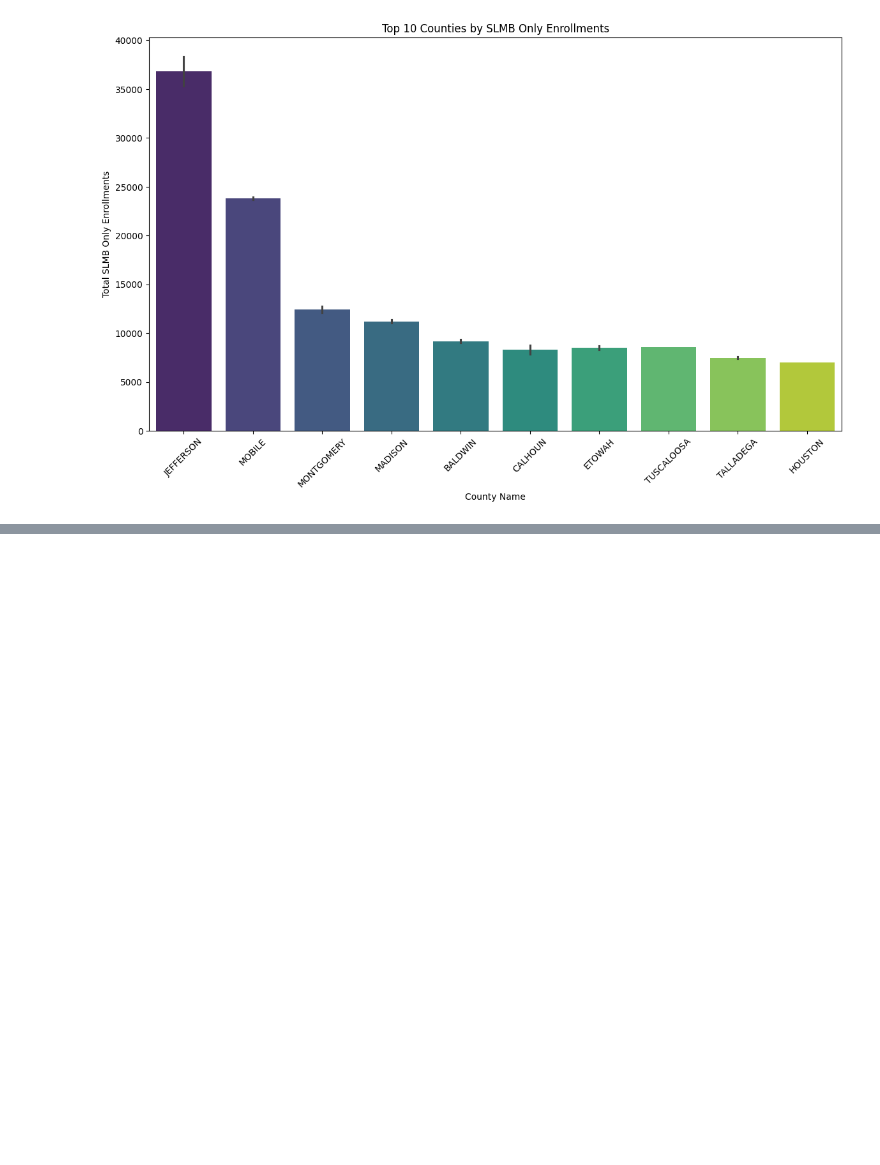
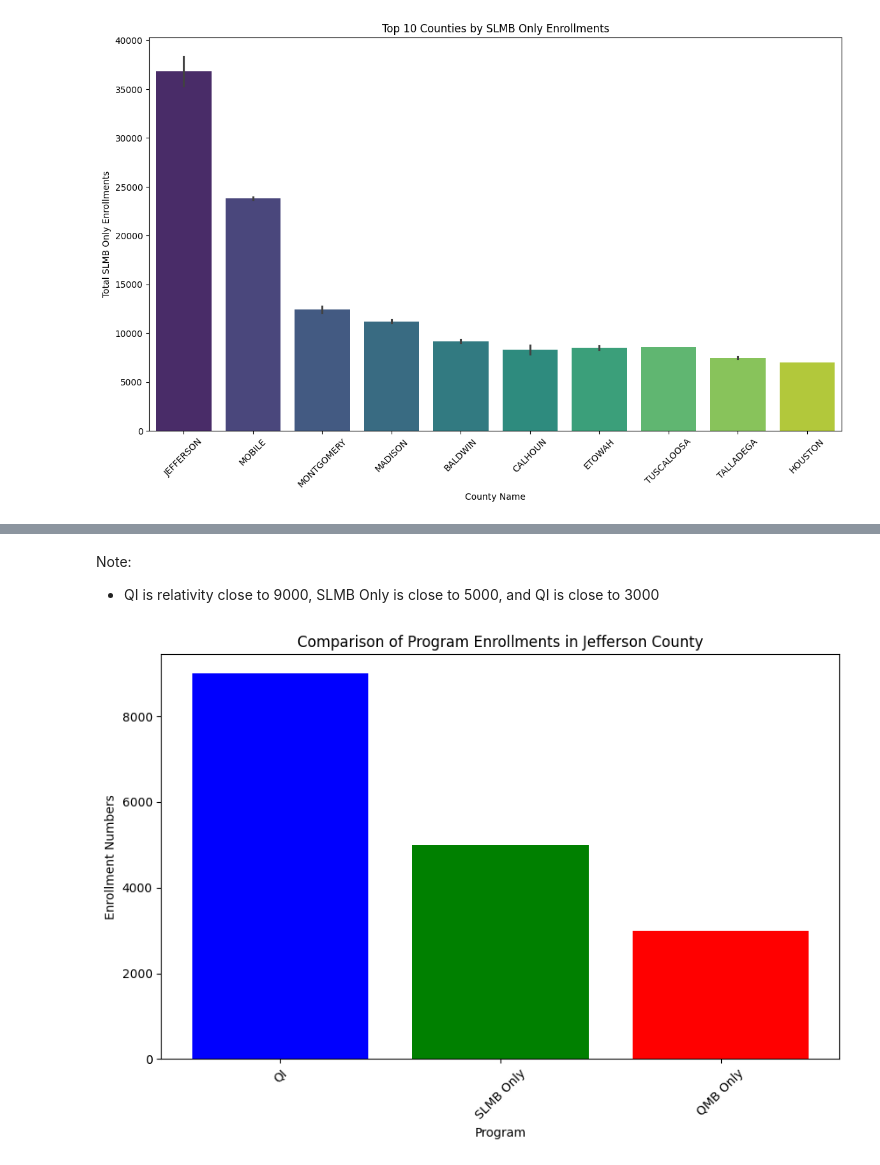
Before and after one commit to dsrichard97/Medicare, a Jupyter notebook: Healthcare_EDA.ipynb, the cells around one changed output, grey strips where cells are left out. Saved outputs shown, nothing was run; the diff lists cells and outputs as text; code cells hidden in the pictures; blank space fills up the shorter version.

```diff
--- a/Healthcare_EDA.ipynb
+++ b/Healthcare_EDA.ipynb
@@ -180,0 +255,20 @@ Passing `palette` without assigning `hue` is deprecated and will be removed in v
+# %% [markdown]
+Note:
+- QI is relativity close to 9000, SLMB Only is close to 5000, and QI is close to 3000
+# %%
+import matplotlib.pyplot as plt
+
+# Hypothetical summarized enrollment numbers for Jefferson County
+programs = ['QI', 'SLMB Only', 'QMB Only']
+enrollments = [9000, 5000, 3000]  # Assuming these are the total or average enrollments
+
+# Creating the bar chart
+plt.figure(figsize=(10, 6))
+plt.bar(programs, enrollments, color=['blue', 'green', 'red'])
+plt.title('Comparison of Program Enrollments in Jefferson County')
+plt.xlabel('Program')
+plt.ylabel('Enrollment Numbers')
+plt.xticks(rotation=45)
+plt.show()
+# %% [output]
+[figure, added]
```
Also changed, not shown: parts of 11 cells of this notebook.
